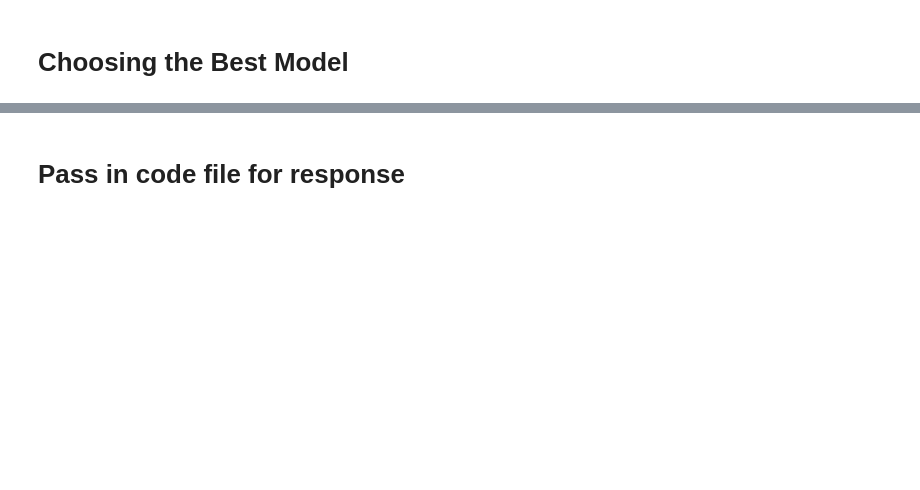
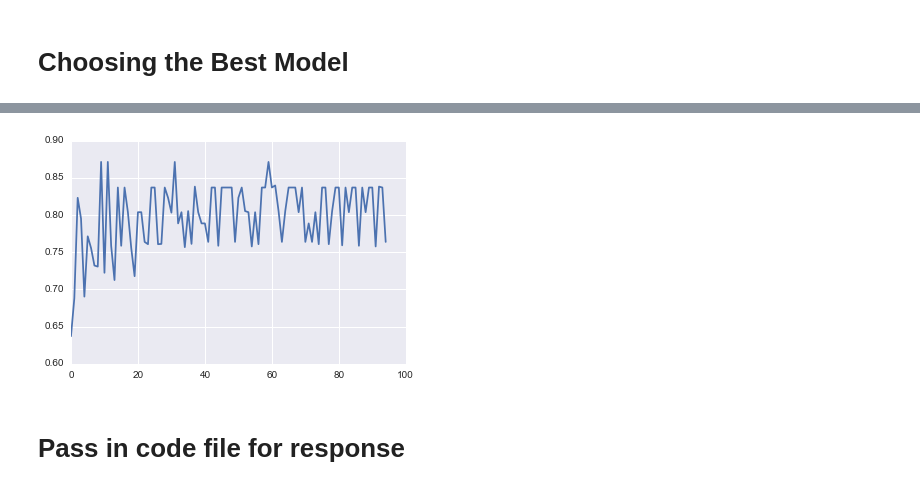
Before and after one commit to tiyd-python-2015-01/programming-language-classifier, a Jupyter notebook: lang classifier live.ipynb, the cells around one changed output, grey strips where cells are left out. Drawn from its saved outputs; the diff is of its cells as text; code cells hidden in the pictures; blank space fills up the shorter version.

```diff
--- a/lang classifier live.ipynb
+++ b/lang classifier live.ipynb
@@ -83,3 +80,3 @@ array([[0.04573438874230431, 0.0, 0.001759014951627089, 0.0, 0.0, 0.0],
 # %%
-run_test_model(DecisionTreeClassifier(), corp_train, corp_answer, test_train, test_answer)
+run_test_model(RandomForestClassifier(50), corp_train, corp_answer, test_train, test_answer)
 # %% [output]
@@ -87,14 +100,0 @@ run_test_model(DecisionTreeClassifier(), corp_train, corp_answer, test_train, te
-# %%
-model_results = run_rank_multiple_models(model_list)
-model_results.sort(key=lambda x: x[1])
-x_labels = [group[0] for group in model_results]
-x_values = [group[1] for group in model_results]
-width = .75
-height = np.arange(len(model_results))
-mean = np.array(x_values).mean()
-
-plt.yticks(height+width/2., x_labels)
-plt.barh(height, x_values, width, color = sbn.color_palette())
-plt.axvline(mean, c='r')
-plt.rc('figure', figsize=(10, 5))
-plt.show()
@@ -102,0 +101,5 @@ ValueError: Found array with dim 30. Expected 1
+# %%
+answers = []
+for num in range(5,100):
+    answers.append((num, run_test_model(RandomForestClassifier(num), corp_train, corp_answer, test_train, test_answer)))
+answers
@@ -103,3 +158,9 @@ ValueError: Found array with dim 30. Expected 1
+# %%
+clean_answers = [y for x,y in answers]
+plt.plot(clean_answers)
+plt.show()
+# %% [output]
+[figure, added]
 # %% [markdown]
 # Pass in code file for response
 # %%
```
Also changed, not shown: parts of 8 cells of this notebook, 3 other files.
